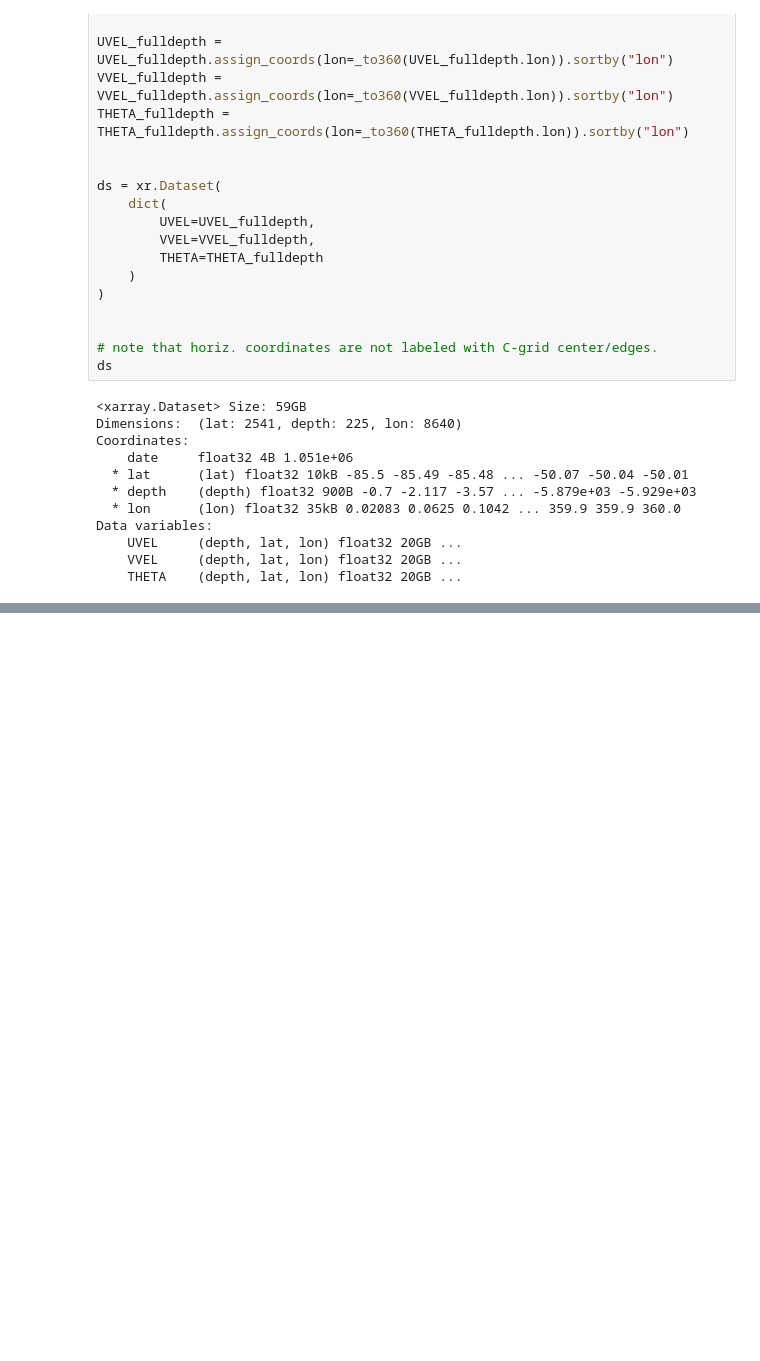
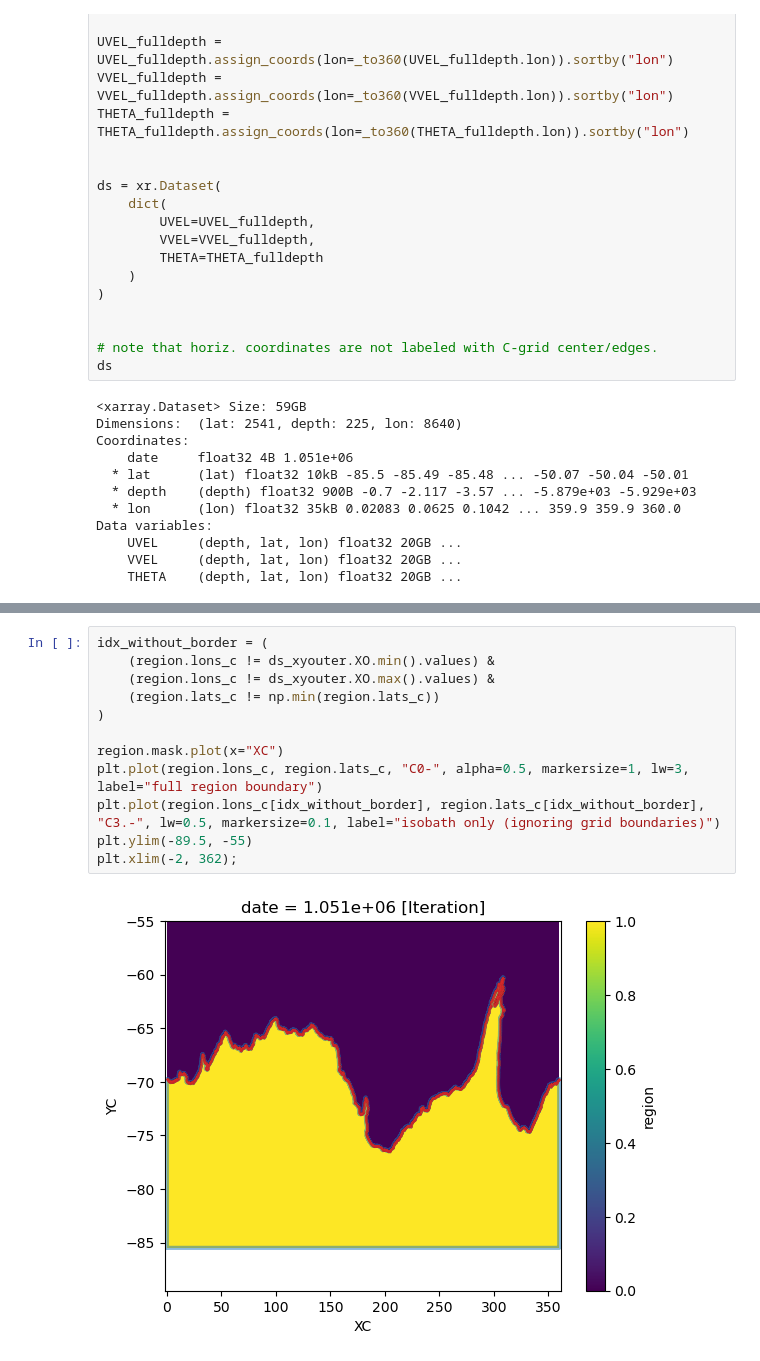
Before and after one commit to ZackKaufman/ASC_analysis_SoHi, a Jupyter notebook: regionate_test.ipynb, the cells around one changed output, grey strips where cells are left out. Drawn from its saved outputs; the diff is of its cells as text; blank space fills up the shorter version.

```diff
--- a/regionate_test.ipynb
+++ b/regionate_test.ipynb
@@ -288,0 +419,14 @@ with open('shelf_region.pkl', 'wb') as f:
+# %%
+idx_without_border = (
+    (region.lons_c != ds_xyouter.XO.min().values) &
+    (region.lons_c != ds_xyouter.XO.max().values) &
+    (region.lats_c != np.min(region.lats_c))
+)
+
+region.mask.plot(x="XC")
+plt.plot(region.lons_c, region.lats_c, "C0-", alpha=0.5, markersize=1, lw=3, label="full region boundary")
+plt.plot(region.lons_c[idx_without_border], region.lats_c[idx_without_border], "C3.-", lw=0.5, markersize=0.1, label="isobath only (ignoring grid boundaries)")
+plt.ylim(-89.5, -55)
+plt.xlim(-2, 362);
+# %% [output]
+[figure, added]
```
Also changed, not shown: parts of 26 cells of this notebook.
